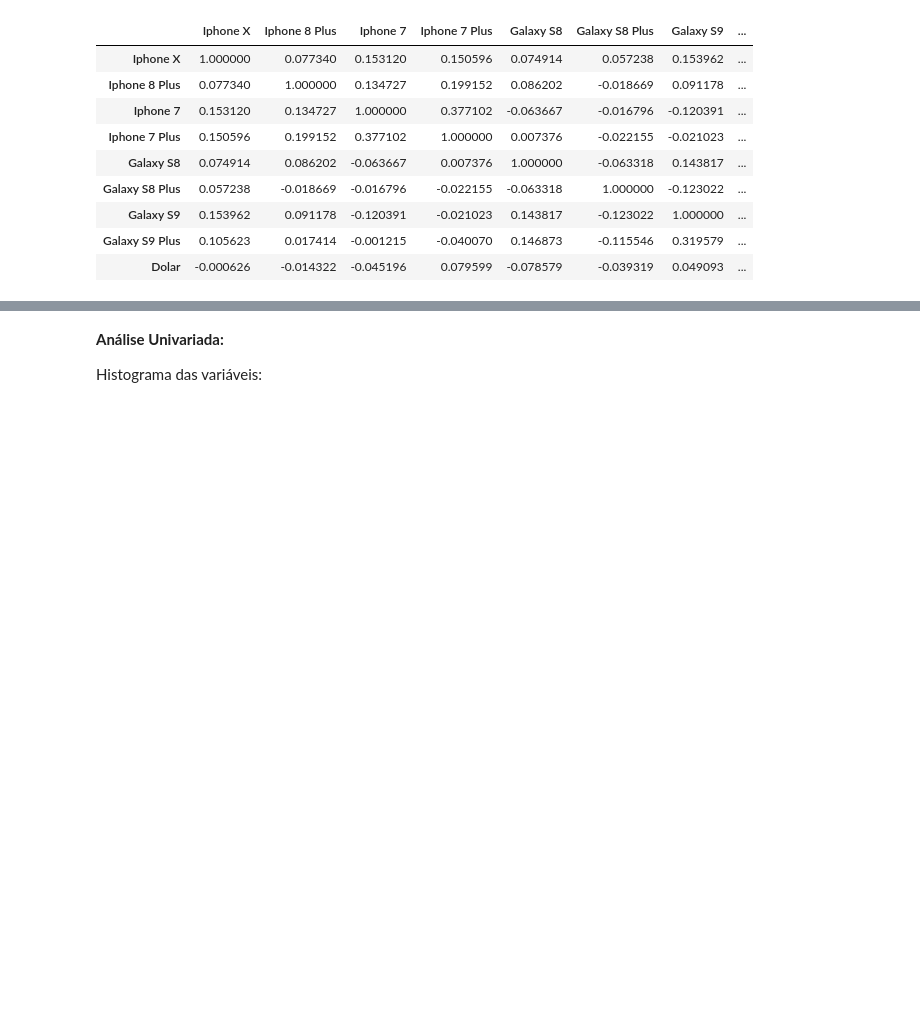
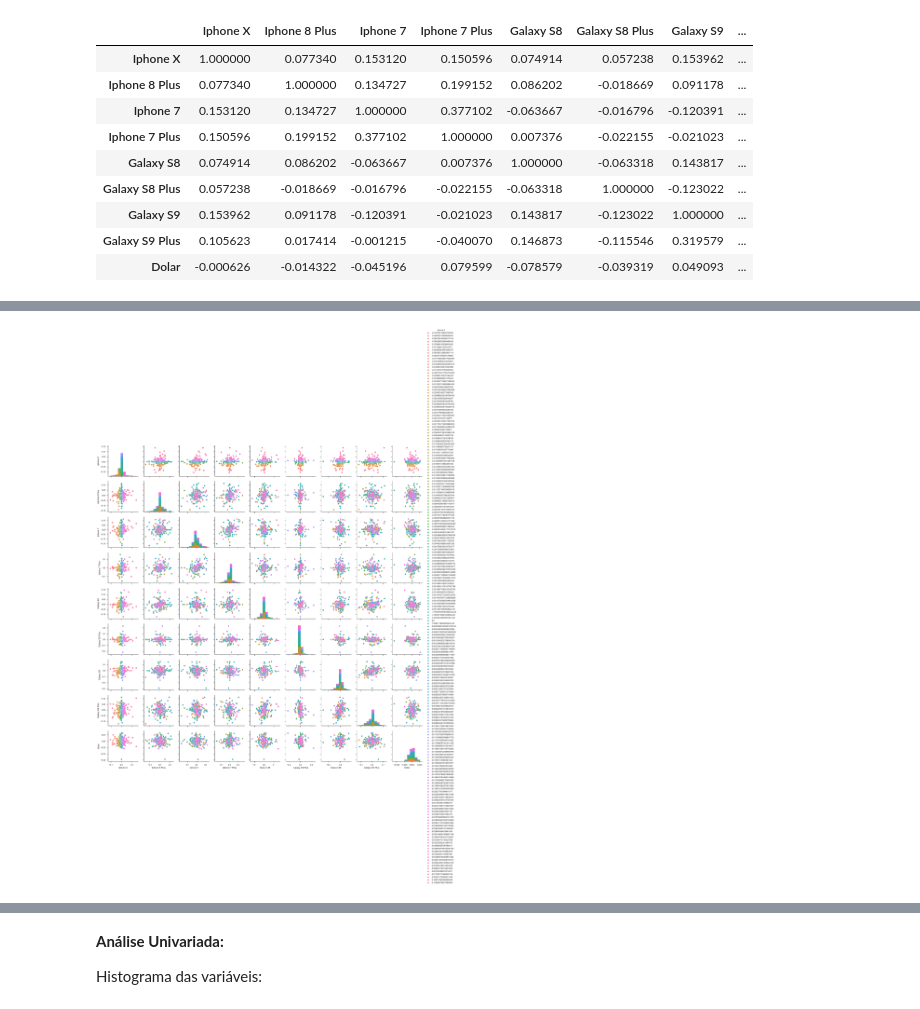
Before and after one commit to gabrielmf1/DP-P3, a Jupyter notebook: Projeto3.ipynb, the cells around one changed output, grey strips where cells are left out. Saved outputs shown, nothing was run; the diff lists cells and outputs as text; code cells hidden in the pictures; blank space fills up the shorter version.

```diff
--- a/Projeto3.ipynb
+++ b/Projeto3.ipynb
@@ -264,0 +285,5 @@ retorno.corr()
+# %%
+sb.set(style="ticks")
+sb.pairplot(retorno, hue='Iphone X');
+# %% [output]
+[figure, added]
```
Also changed, not shown: parts of 7 cells of this notebook.
